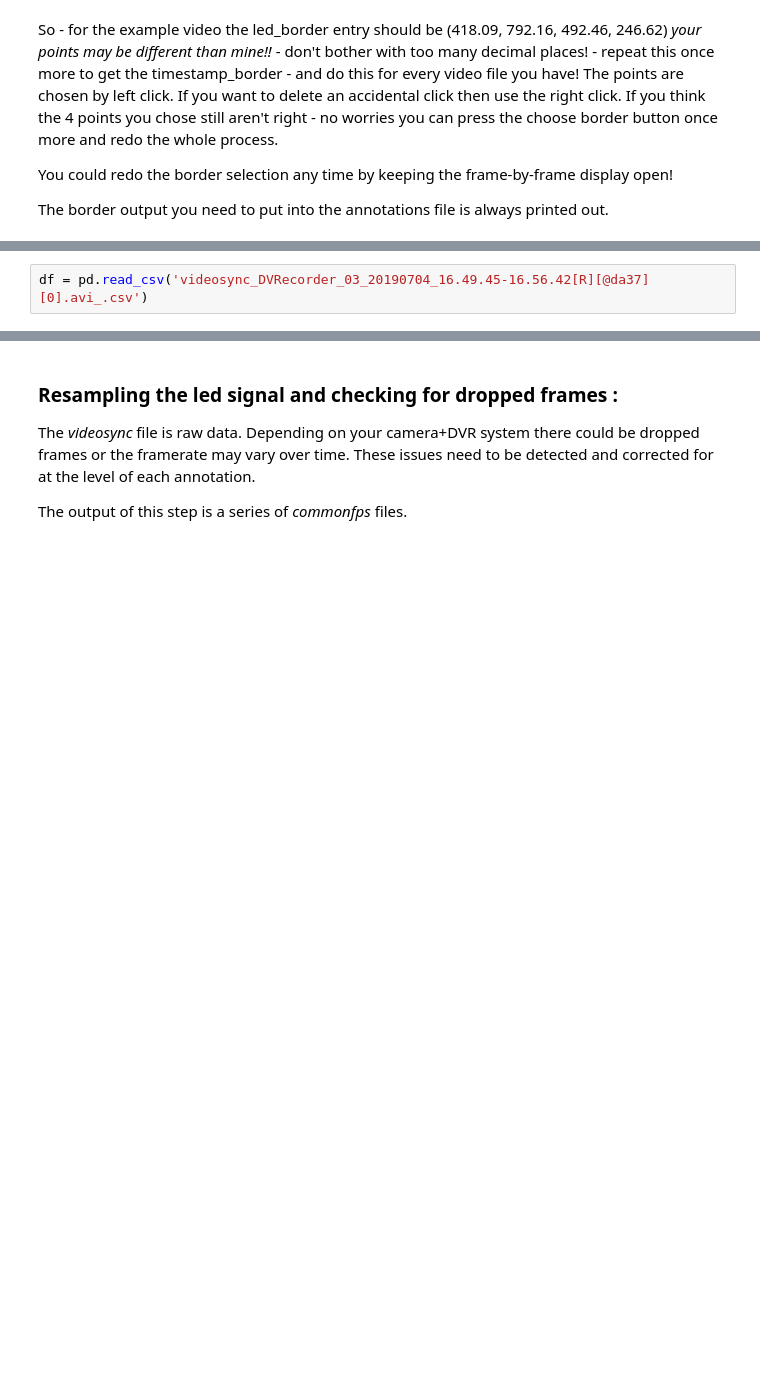
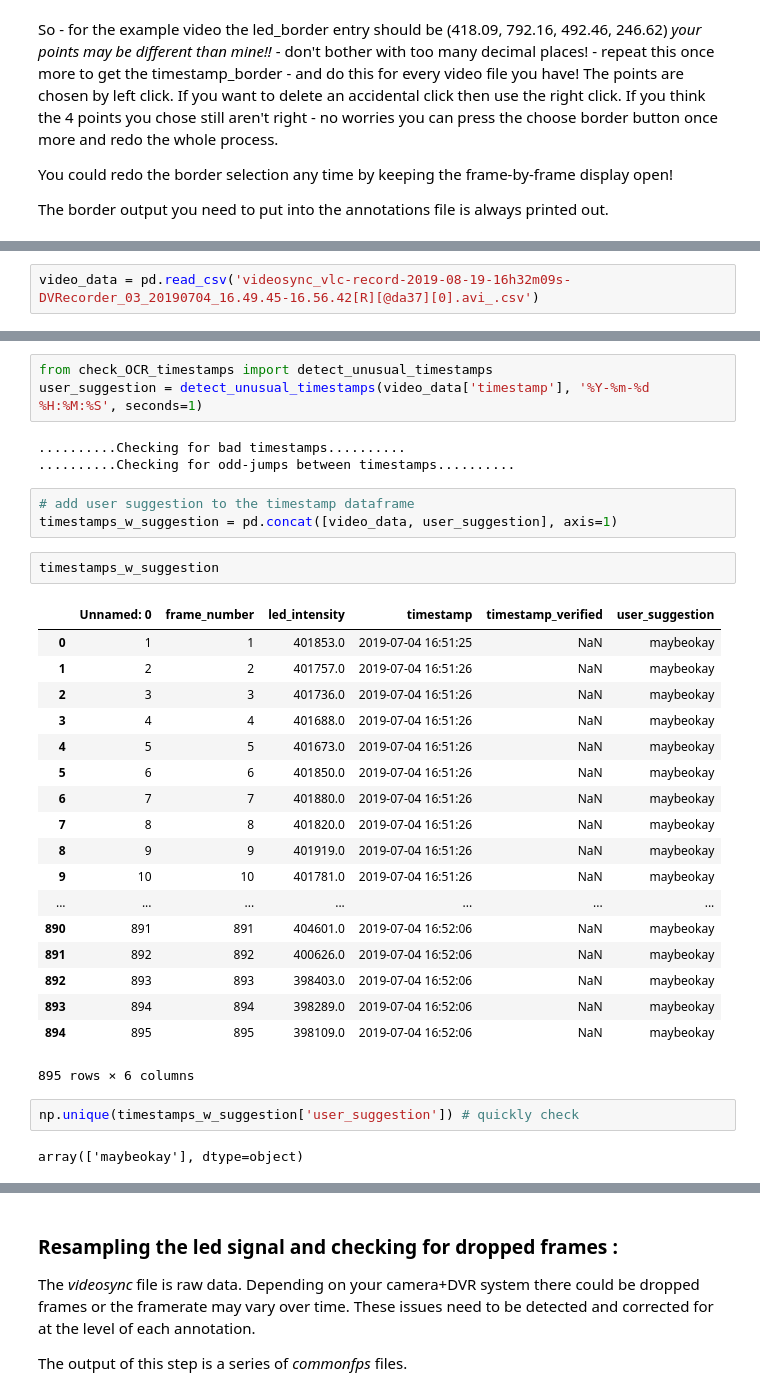
Before and after one commit to thejasvibr/match_audio_to_video, a Jupyter notebook: example_data/Run through tutorial - matching_audio_to_video.ipynb, the cells around one changed output, grey strips where cells are left out. Cells and saved outputs as stored; diff of their text form; blank space fills up the shorter version.

```diff
--- a/example_data/Run through tutorial - matching_audio_to_video.ipynb
+++ b/example_data/Run through tutorial - matching_audio_to_video.ipynb
@@ -47,2 +75,2 @@ This is also the point at which you can run *browse_through_video* and run throu
 # %%
-df = pd.read_csv('videosync_DVRecorder_03_20190704_16.49.45-16.56.42[R][@da37][0].avi_.csv')
+video_data = pd.read_csv('videosync_vlc-record-2019-08-19-16h32m09s-DVRecorder_03_20190704_16.49.45-16.56.42[R][@da37][0].avi_.csv')
@@ -55,2 +86,36 @@ display_framerate
+# %%
+from check_OCR_timestamps import detect_unusual_timestamps
+user_suggestion = detect_unusual_timestamps(video_data['timestamp'], '%Y-%m-%d %H:%M:%S', seconds=1)
+# %% [output]
+..........Checking for bad timestamps..........
+..........Checking for odd-jumps between timestamps..........
+# %%
+# add user suggestion to the timestamp dataframe
+timestamps_w_suggestion = pd.concat([video_data, user_suggestion], axis=1)
+# %%
+timestamps_w_suggestion
+# %% [output]
+|  | Unnamed: 0 | frame_number | led_intensity | timestamp | timestamp_verified | user_suggestion |
+| 0 | 1 | 1 | 401853.0 | 2019-07-04 16:51:25 | NaN | maybeokay |
+| 1 | 2 | 2 | 401757.0 | 2019-07-04 16:51:26 | NaN | maybeokay |
+| 2 | 3 | 3 | 401736.0 | 2019-07-04 16:51:26 | NaN | maybeokay |
+| 3 | 4 | 4 | 401688.0 | 2019-07-04 16:51:26 | NaN | maybeokay |
+| 4 | 5 | 5 | 401673.0 | 2019-07-04 16:51:26 | NaN | maybeokay |
+| 5 | 6 | 6 | 401850.0 | 2019-07-04 16:51:26 | NaN | maybeokay |
+| 6 | 7 | 7 | 401880.0 | 2019-07-04 16:51:26 | NaN | maybeokay |
+| 7 | 8 | 8 | 401820.0 | 2019-07-04 16:51:26 | NaN | maybeokay |
+| 8 | 9 | 9 | 401919.0 | 2019-07-04 16:51:26 | NaN | maybeokay |
+| 9 | 10 | 10 | 401781.0 | 2019-07-04 16:51:26 | NaN | maybeokay |
+| ... | ... | ... | ... | ... | ... | ... |
+| 890 | 891 | 891 | 404601.0 | 2019-07-04 16:52:06 | NaN | maybeokay |
+| 891 | 892 | 892 | 400626.0 | 2019-07-04 16:52:06 | NaN | maybeokay |
+| 892 | 893 | 893 | 398403.0 | 2019-07-04 16:52:06 | NaN | maybeokay |
+| 893 | 894 | 894 | 398289.0 | 2019-07-04 16:52:06 | NaN | maybeokay |
+| 894 | 895 | 895 | 398109.0 | 2019-07-04 16:52:06 | NaN | maybeokay |
+895 rows × 6 columns
+# %%
+np.unique(timestamps_w_suggestion['user_suggestion']) # quickly check
+# %% [output]
+array(['maybeokay'], dtype=object)
 # %%
 plt.figure()
```
Also changed, not shown: parts of 17 cells of this notebook, 9 other files.
